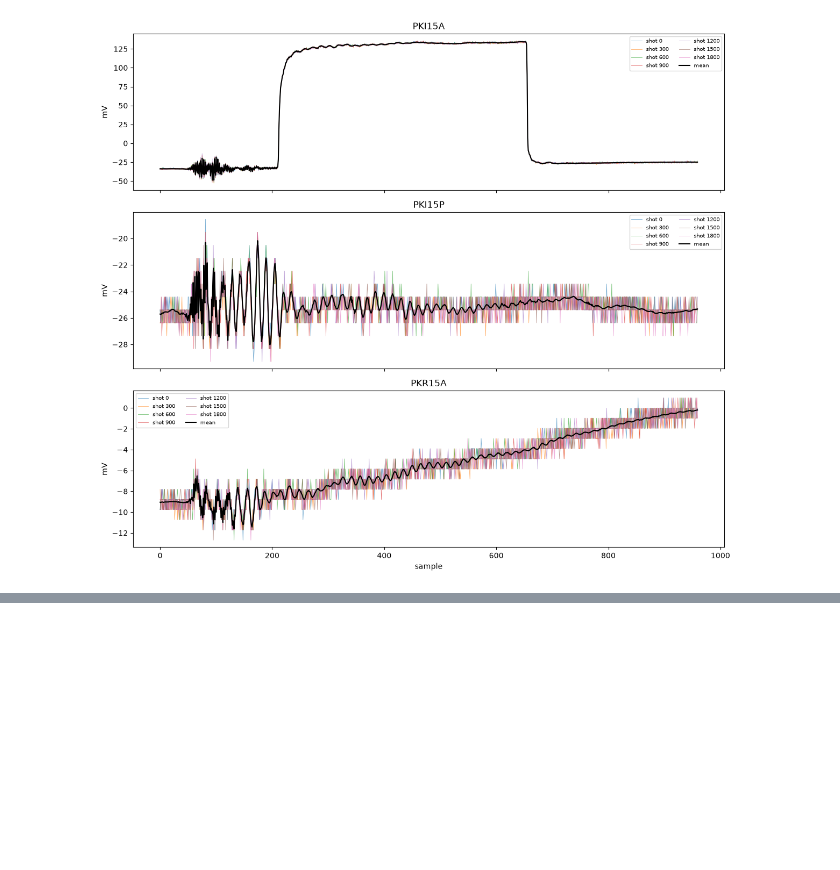
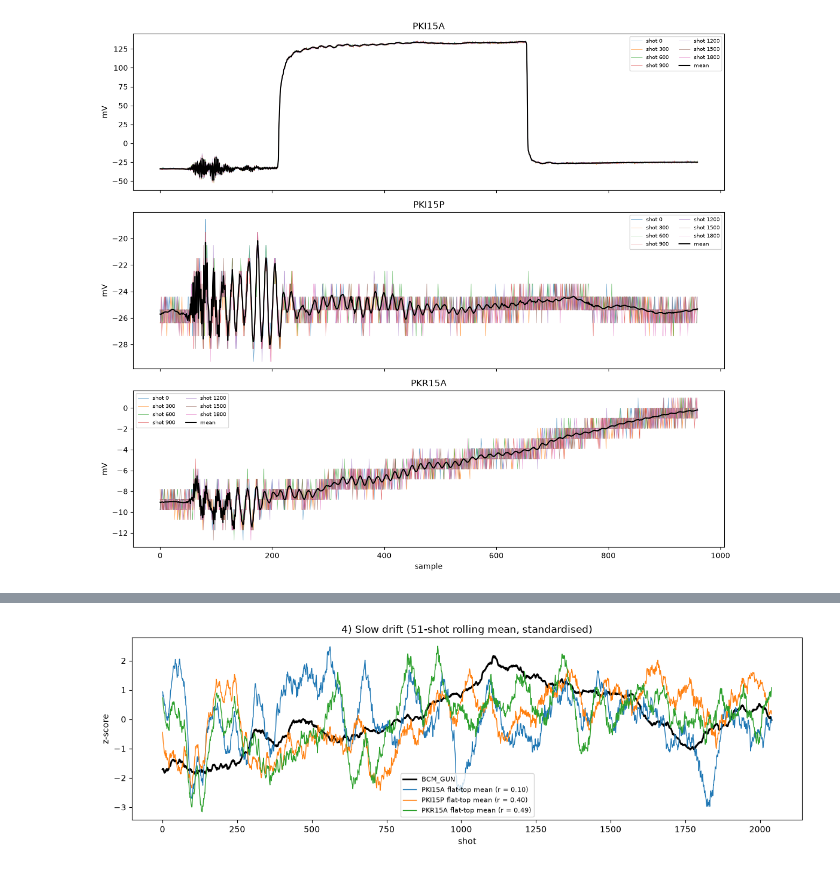
Before and after one commit to aghribi/artifact-hackathon-2026, a Jupyter notebook: challenges/optimisation/fast-approximate/notebooks/02_extract_waveforms.ipynb, the cells around one changed output, grey strips where cells are left out. Saved outputs shown, nothing was run; the diff lists cells and outputs as text; code cells hidden in the pictures; blank space fills up the shorter version.

```diff
--- a/challenges/optimisation/fast-approximate/notebooks/02_extract_waveforms.ipynb
+++ b/challenges/optimisation/fast-approximate/notebooks/02_extract_waveforms.ipynb
@@ -181,0 +289,13 @@ fig.tight_layout()
+# %%
+# 4) slow drift only: rolling means over 51 shots
+fig, ax = plt.subplots(figsize=(12, 4))
+z = lambda x: (x - x.mean()) / x.std()
+ax.plot(z(rolling_mean(bcm_gun))[30:-30], "k", lw=2, label="BCM_GUN")
+for name, f in features.items():
+    r = np.corrcoef(rolling_mean(f)[30:-30], rolling_mean(bcm_gun)[30:-30])[0, 1]
+    ax.plot(z(rolling_mean(f))[30:-30], lw=1, label=f"{name} (r = {r:.2f})")
+ax.set(title="4) Slow drift (51-shot rolling mean, standardised)", xlabel="shot", ylabel="z-score")
+ax.legend(fontsize=8)
+fig.tight_layout()
+# %% [output]
+[figure, added]
```
Also changed, not shown: parts of 4 cells of this notebook, 1 other file.
